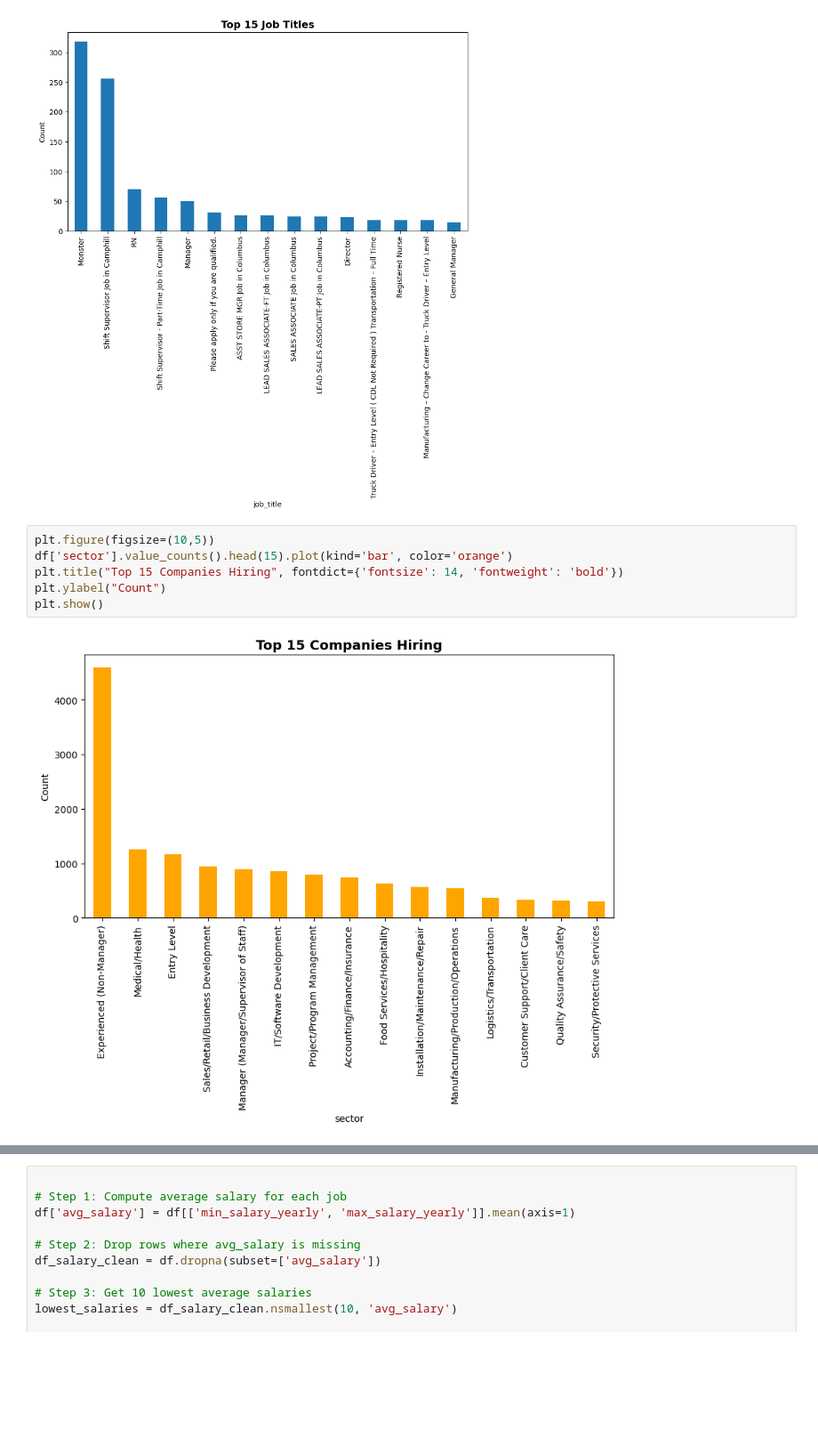
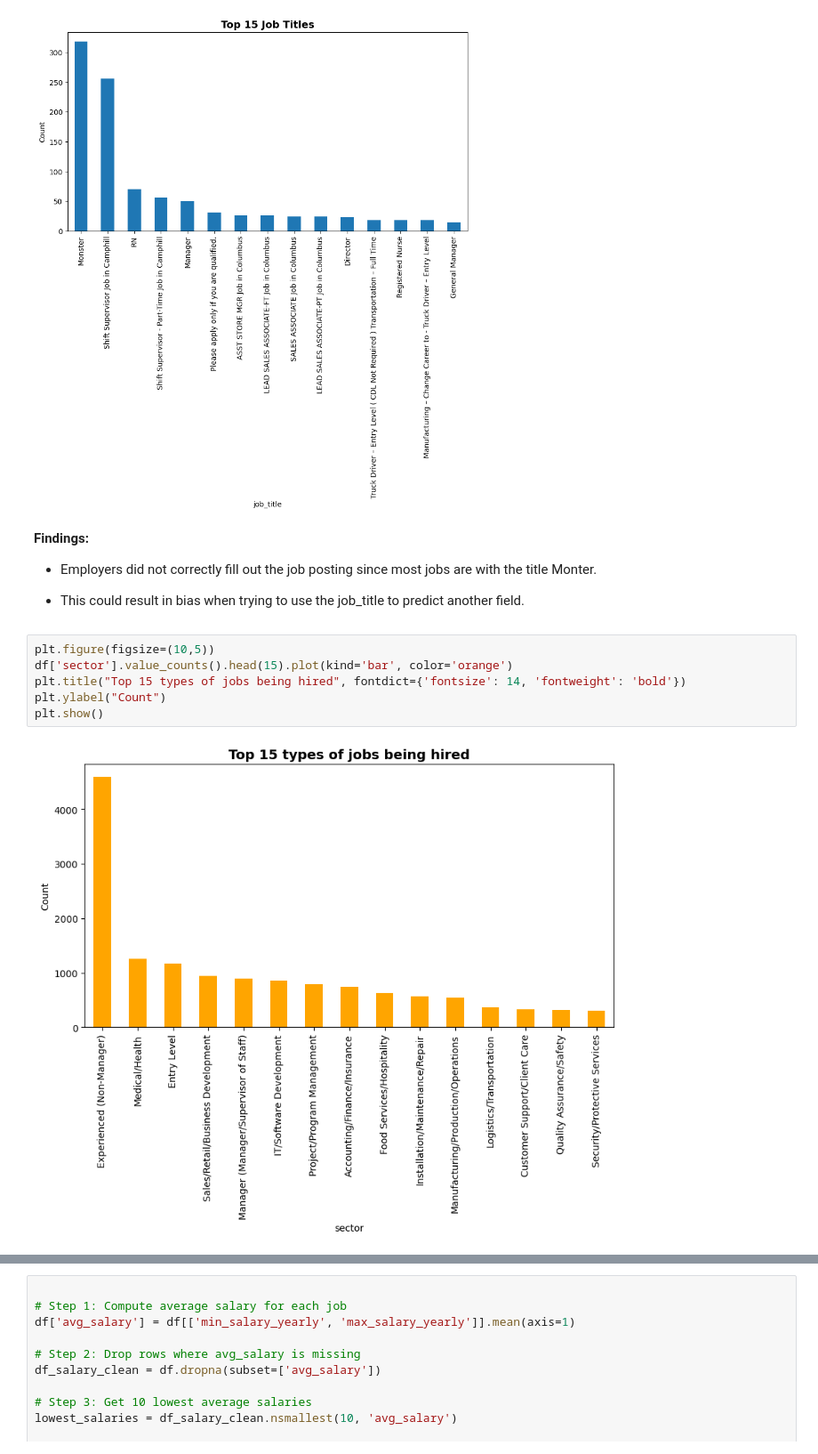
Before and after one commit to PTucc327/Job_Market_Analysis, a Jupyter notebook: job_market_analysis.ipynb, the cells around one changed output, grey strips where cells are left out. Shown at 89% size. Cells and saved outputs as stored; diff of their text form; blank space fills up the shorter version.

```diff
--- a/job_market_analysis.ipynb
+++ b/job_market_analysis.ipynb
@@ -693,11 +659,16 @@ plt.ylabel("Count")
 plt.show()
 # %% [output]
 [figure]
+# %% [markdown]
+**Findings:**
+- Employers did not correctly fill out the job posting since most jobs are with the title Monter.
+
+- This could result in bias when trying to use the job_title to predict another field.
 # %%
 plt.figure(figsize=(10,5))
 df['sector'].value_counts().head(15).plot(kind='bar', color='orange')
-plt.title("Top 15 Companies Hiring", fontdict={'fontsize': 14, 'fontweight': 'bold'})
+plt.title("Top 15 types of jobs being hired", fontdict={'fontsize': 14, 'fontweight': 'bold'})
 plt.ylabel("Count")
 plt.show()
 # %% [output]
-[figure, old version]
+[figure, new version]
```
Also changed, not shown: parts of 81 cells of this notebook, 2 other files.
